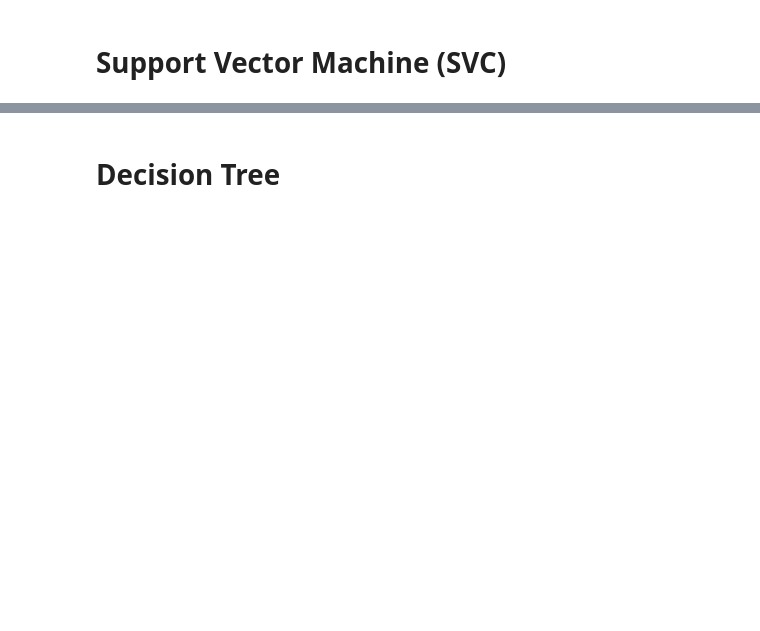
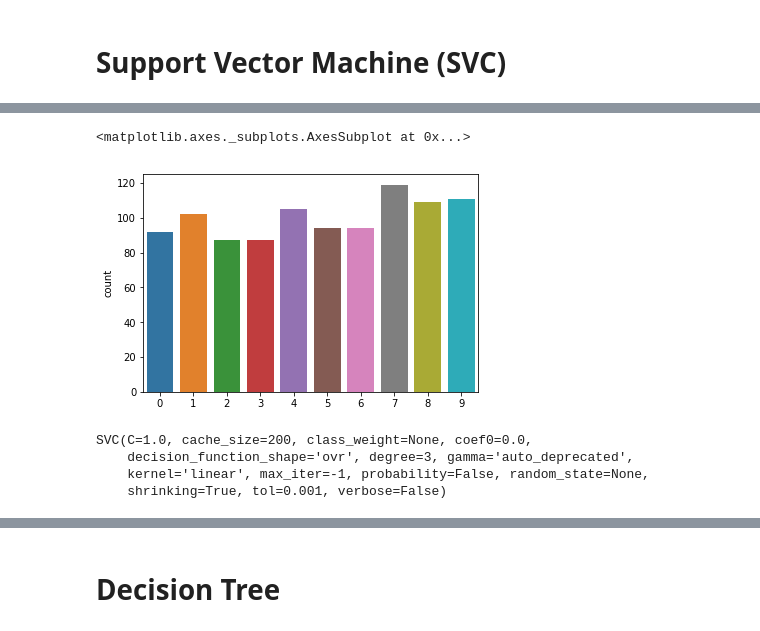
Before and after one commit to MilanCugur/DoubledMNIST, a Jupyter notebook: DoubledMNIST_Classification_Tasks.ipynb, the cells around one changed output, grey strips where cells are left out. Drawn from its saved outputs; the diff is of its cells as text; code cells hidden in the pictures; blank space fills up the shorter version.

```diff
--- a/DoubledMNIST_Classification_Tasks.ipynb
+++ b/DoubledMNIST_Classification_Tasks.ipynb
@@ -124,7 +192,7 @@ y_test_choose = y_test[:200]
 # %%
 %%time
 
-ks = [1,3,5,7,9,10,15,20]  # choose appropriate k
+ks = [1,2,3,4,5,6,7,8,9,10,30]  # choose appropriate k
 ps = [1, 2]
 ws = ['uniform', 'distance']
 
@@ -138,7 +206,7 @@ for k in ks:
 
       score = accuracy_score(y_test_choose, knn.predict(x_test_choose))  # check acc score
       print(f"knn(k={k}, p={p}, weights={w}) : {score}")
-      if score>max_score:
+      if score>max_score:  # Okamov zilet
         max_params['k'] = k
         max_params['p'] = p
         max_params['w'] = w
@@ -288,0 +334,15 @@ print()
+# %%
+# print concrete sample for parameter choosing
+sns.countplot(y_train_choose)
+# %% [output]
+<matplotlib.axes._subplots.AxesSubplot at 0x...>
+[figure, added]
+# %%
+# linear SVC
+model_linear = SVC(kernel='linear')
+model_linear.fit(x_train_choose, y_train_choose)
+# %% [output]
+SVC(C=1.0, cache_size=200, class_weight=None, coef0=0.0,
+    decision_function_shape='ovr', degree=3, gamma='auto_deprecated',
+    kernel='linear', max_iter=-1, probability=False, random_state=None,
+    shrinking=True, tol=0.001, verbose=False)
```
Also changed, not shown: parts of 76 cells of this notebook.
